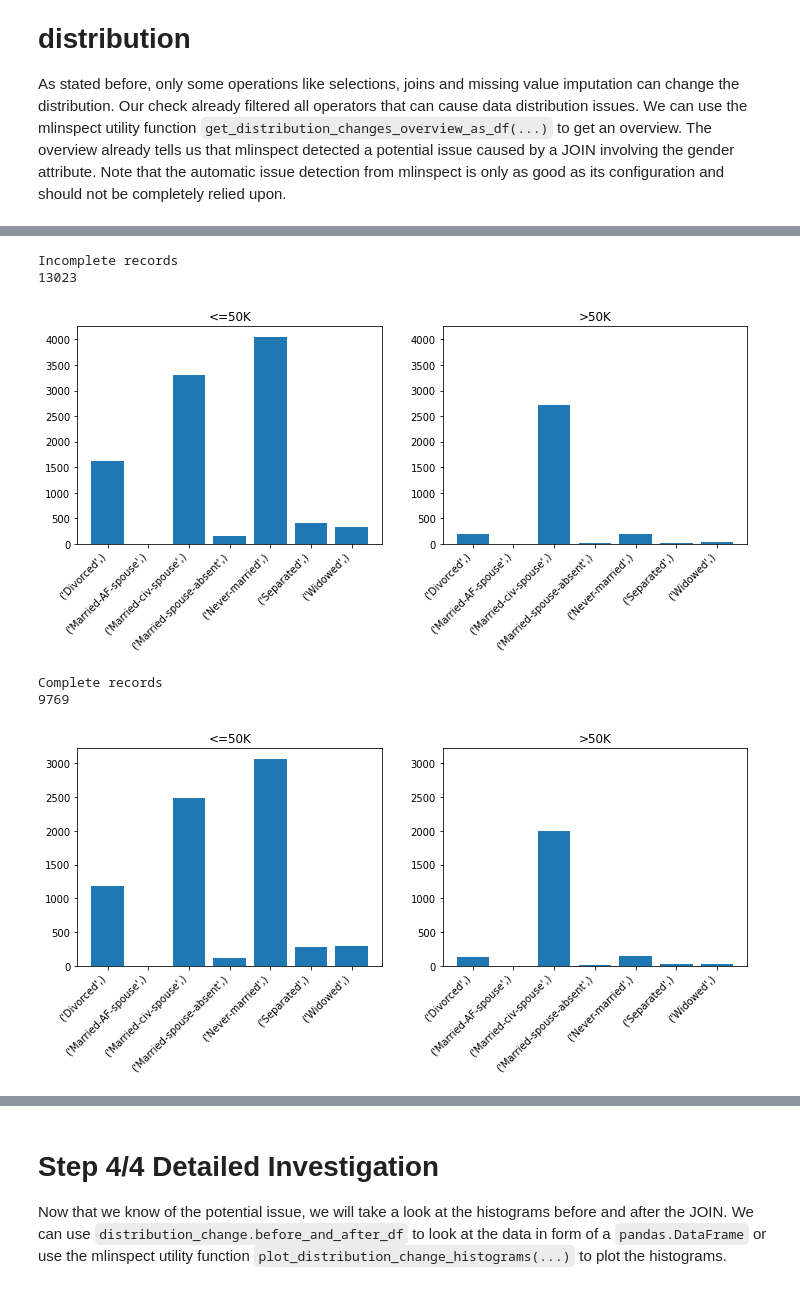
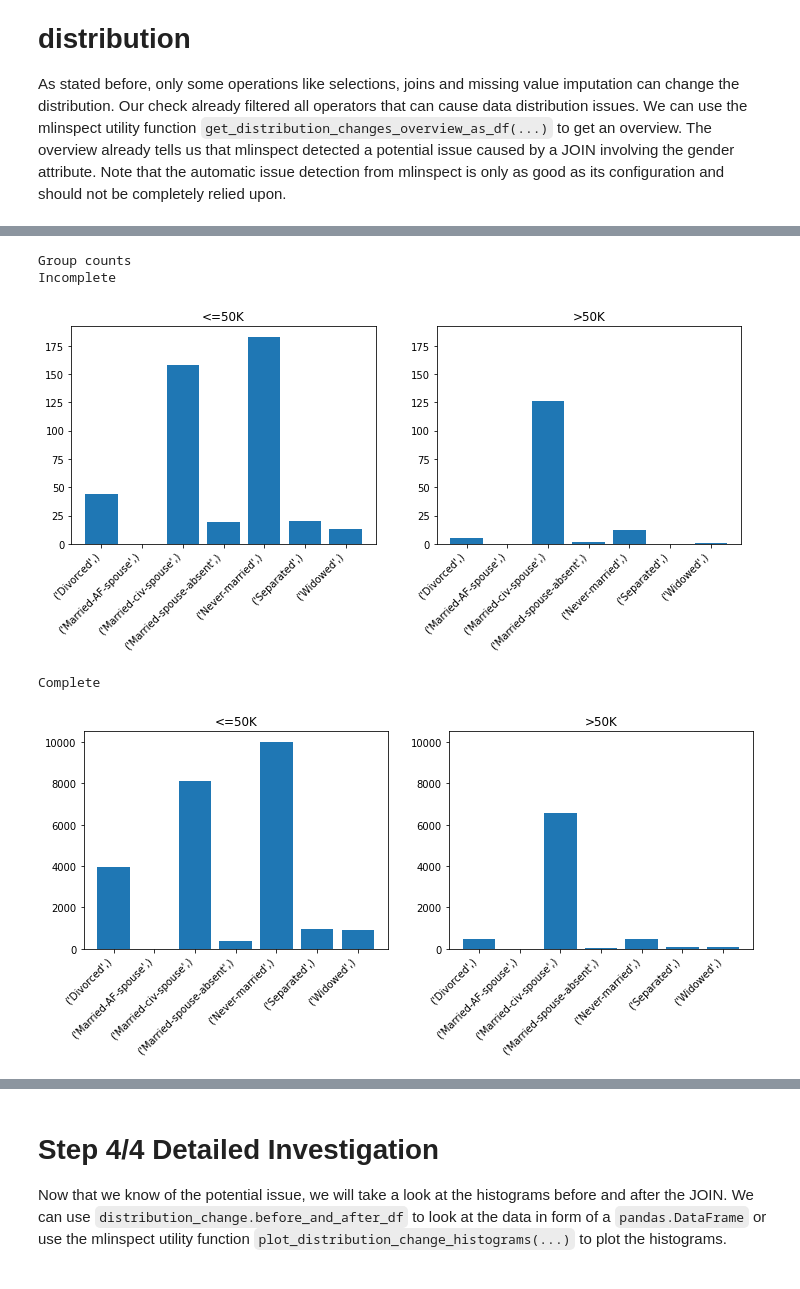
Before and after one commit to stefan-grafberger/mlinspect, a Jupyter notebook: experiments/user_interviews/example-testing-adult-pipeline.ipynb, the cells around one changed output, grey strips where cells are left out. Saved outputs shown, nothing was run; the diff lists cells and outputs as text; code cells hidden in the pictures.

```diff
--- a/experiments/user_interviews/example-testing-adult-pipeline.ipynb
+++ b/experiments/user_interviews/example-testing-adult-pipeline.ipynb
@@ -122,20 +154,15 @@ print(after)
 # %%
-print("Incomplete records")
-sum_values = 0
-for index, label_with_histogram in enumerate(before.items()):
-    histogram = label_with_histogram[1]
-    values = histogram.values()
-    sum_values += sum(values)
-print(sum_values)
+print("Group counts")
 
-label_with_histogram = list(before.items())[0]
+print("Incomplete")
+label_with_histogram = list(incomplete.items())[0]
 label = label_with_histogram[0]
 histogram = label_with_histogram[1]
 histogram = collections.OrderedDict(sorted(histogram.items()))
 ax1 = pyplot.subplot(1, 2, 1)
 keys = [str(key) for key in histogram.keys()] # Necessary because of null values
 values = histogram.values()
-# values = [value / sum_values for value in values]
+# values = [value / sum_incomplete_values for value in values]
 pyplot.bar(keys, values)
 pyplot.gca().set_title(label)
 pyplot.xticks(
@@ -144,14 +171,14 @@ pyplot.xticks(
 )
 # pyplot.yscale('log')
 
-label_with_histogram = list(before.items())[1]
+label_with_histogram = list(incomplete.items())[1]
 label = label_with_histogram[0]
 histogram = label_with_histogram[1]
 histogram = collections.OrderedDict(sorted(histogram.items()))
 ax2 = pyplot.subplot(1, 2, 2, sharey=ax1)
 keys = [str(key) for key in histogram.keys()] # Necessary because of null values
 values = histogram.values()
-# values = [value / sum_values for value in values]
+# values = [value / sum_incomplete_values for value in values]
 pyplot.bar(keys, values)
 pyplot.gca().set_title(label)
 pyplot.xticks(
@@ -164,54 +191,47 @@ fig.set_size_inches(12, 4)
 pyplot.show()
 pyplot.close()
 
-print("Complete records")
-sum_values = 0
-for index, label_with_histogram in enumerate(after.items()):
-    histogram = label_with_histogram[1]
-    values = histogram.values()
-    sum_values += sum(values)
-print(sum_values)
 
-label_with_histogram = list(after.items())[0]
+print("Complete")
+label_with_histogram = list(complete.items())[0]
 label = label_with_histogram[0]
 histogram = label_with_histogram[1]
 histogram = collections.OrderedDict(sorted(histogram.items()))
 ax1 = pyplot.subplot(1, 2, 1)
 keys = [str(key) for key in histogram.keys()] # Necessary because of null values
 values = histogram.values()
-#values = [value / sum_values for value in values]
+#values = [value / sum_complete_values for value in values]
 pyplot.bar(keys, values)
 pyplot.gca().set_title(label)
 pyplot.xticks(
     rotation=45,
     horizontalalignment='right',
 )
 #pyplot.yscale('log')
 
-label_with_histogram = list(after.items())[1]
+label_with_histogram = list(complete.items())[1]
 label = label_with_histogram[0]
 histogram = label_with_histogram[1]
 histogram = collections.OrderedDict(sorted(histogram.items()))
 ax2 = pyplot.subplot(1, 2, 2, sharey=ax1)
 keys = [str(key) for key in histogram.keys()] # Necessary because of null values
 values = histogram.values()
-#values = [value / sum_values for value in values]
+#values = [value / sum_complete_values for value in values]
 pyplot.bar(keys, values)
 pyplot.gca().set_title(label)
 pyplot.xticks(
     rotation=45,
     horizontalalignment='right',
 )
 #pyplot.yscale('log')
 
 fig = pyplot.gcf()
 fig.set_size_inches(12, 4)
 pyplot.show()
 pyplot.close()
 # %% [output]
-Incomplete records
-13023
+Group counts
+Incomplete
-[figure, old version]
+[figure, new version]
-Complete records
-9769
+Complete
-[figure, old version]
+[figure, new version]
```
Also changed, not shown: parts of 8 cells of this notebook, 3 other files.
